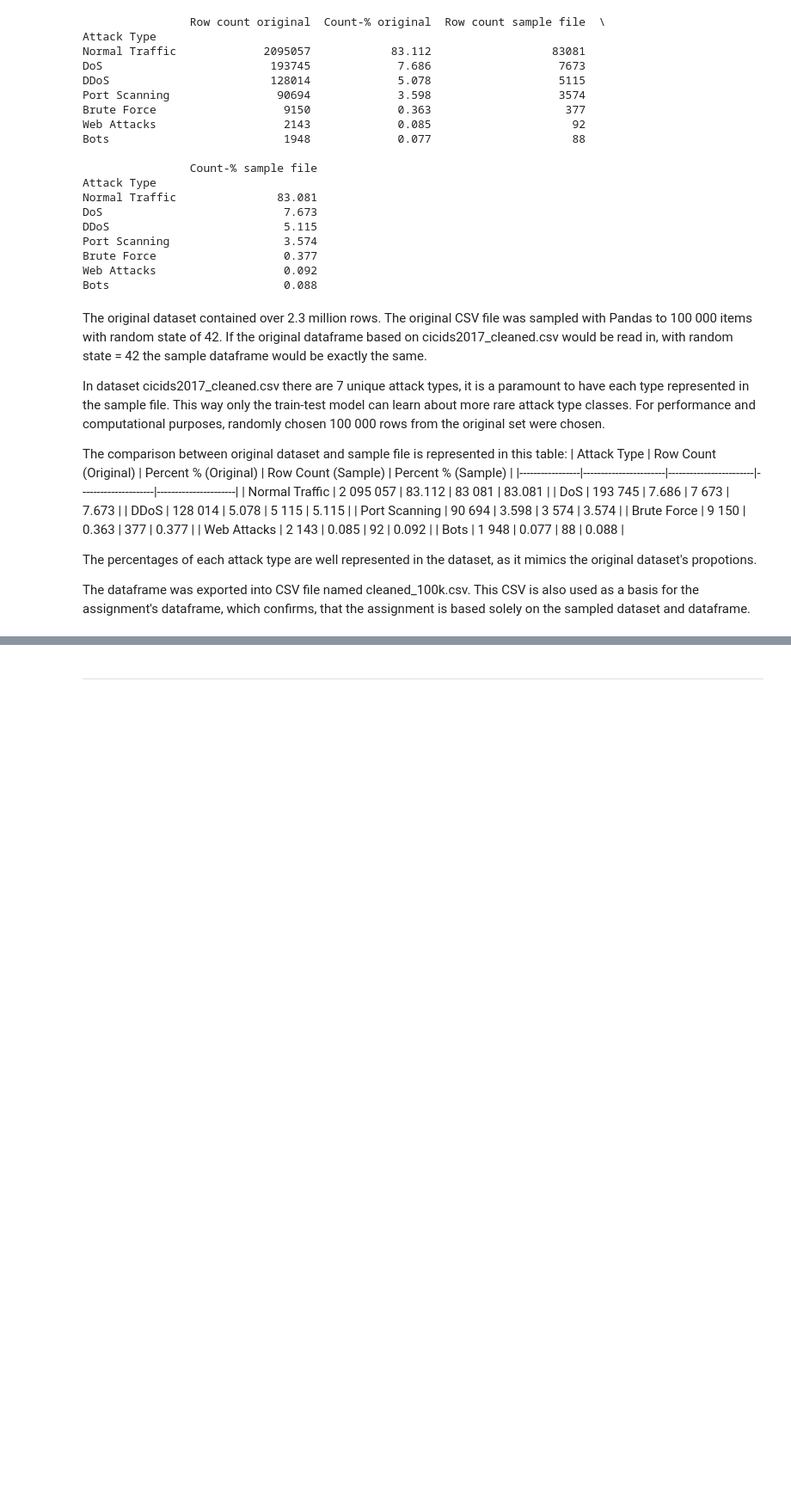
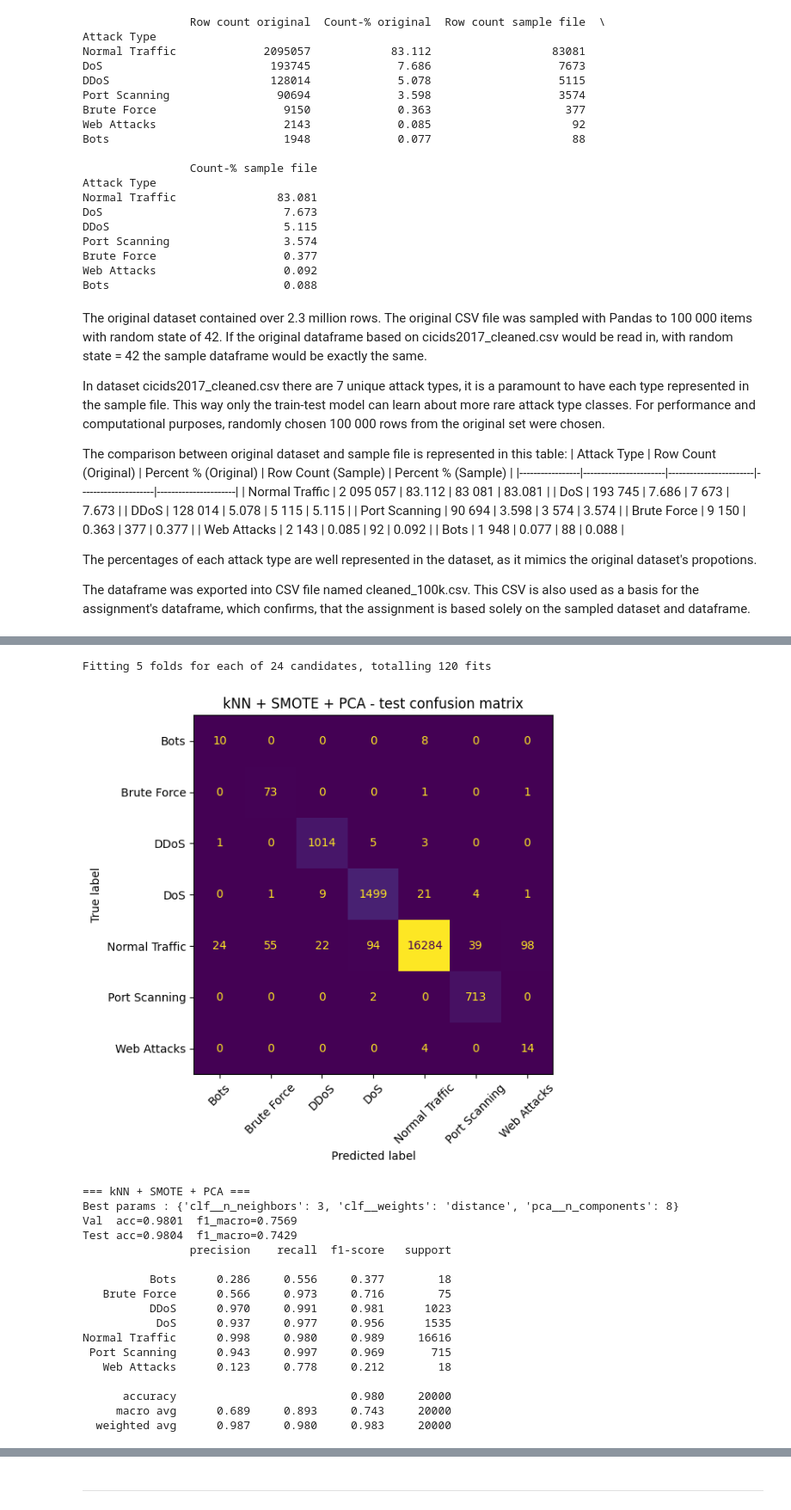
Before and after one commit to LottaSofiaK/AppliedMachineLearningGroup22, a Jupyter notebook: assignment1_template.ipynb, the cells around one changed output, grey strips where cells are left out. Shown at 86% size. Saved outputs shown, nothing was run; the diff lists cells and outputs as text; code cells hidden in the pictures; blank space fills up the shorter version.

```diff
--- a/assignment1_template.ipynb
+++ b/assignment1_template.ipynb
@@ -156 +318,34 @@ NameError: name 'df' is not defined
+# %%
+from sklearn.neighbors import KNeighborsClassifier
+
+knn_grid = {
+    "pca__n_components": [4, 6, 8],
+    "clf__n_neighbors":  [3, 5, 7, 11],
+    "clf__weights":      ["uniform", "distance"],
+}
+
+all_results.append(
+    run_experiment(KNeighborsClassifier(), knn_grid,
+                   label="kNN + SMOTE + PCA")
+)
+# %% [output]
+Fitting 5 folds for each of 24 candidates, totalling 120 fits
+[figure, added]
+=== kNN + SMOTE + PCA ===
+Best params : {'clf__n_neighbors': 3, 'clf__weights': 'distance', 'pca__n_components': 8}
+Val  acc=0.9801  f1_macro=0.7569
+Test acc=0.9804  f1_macro=0.7429
+                precision    recall  f1-score   support
+
+          Bots      0.286     0.556     0.377        18
+   Brute Force      0.566     0.973     0.716        75
+          DDoS      0.970     0.991     0.981      1023
+           DoS      0.937     0.977     0.956      1535
+Normal Traffic      0.998     0.980     0.989     16616
+ Port Scanning      0.943     0.997     0.969       715
+   Web Attacks      0.123     0.778     0.212        18
+
+      accuracy                          0.980     20000
+     macro avg      0.689     0.893     0.743     20000
+  weighted avg      0.987     0.980     0.983     20000
 # %% [markdown]
```
Also changed, not shown: parts of 9 cells of this notebook, 3 other files.
